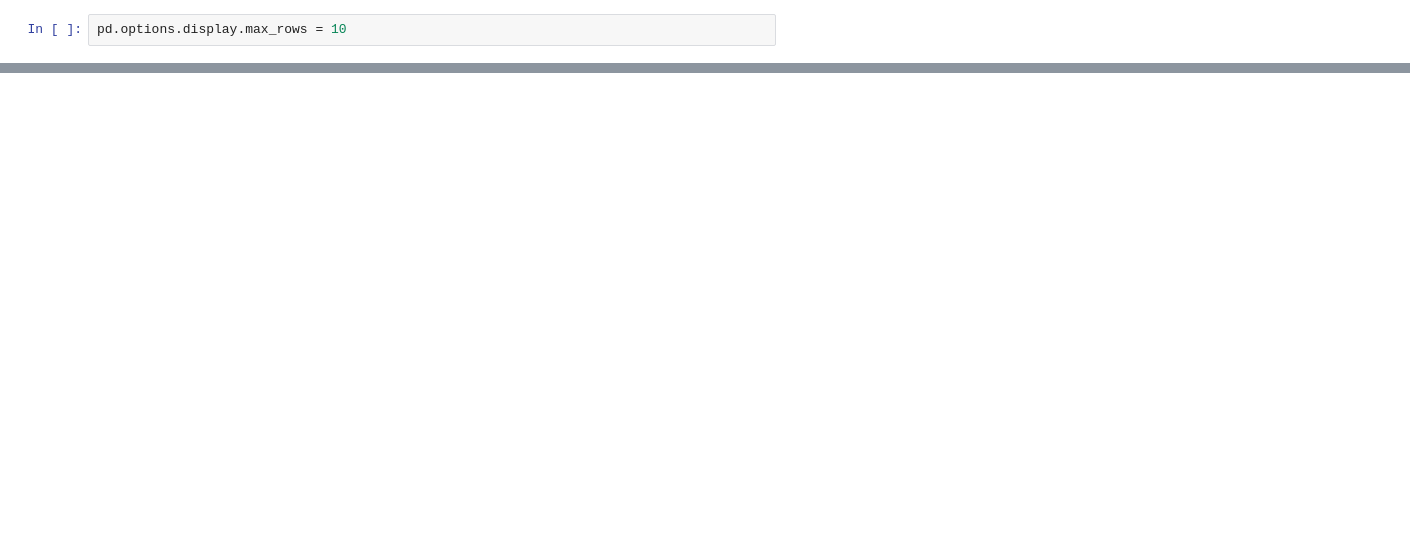
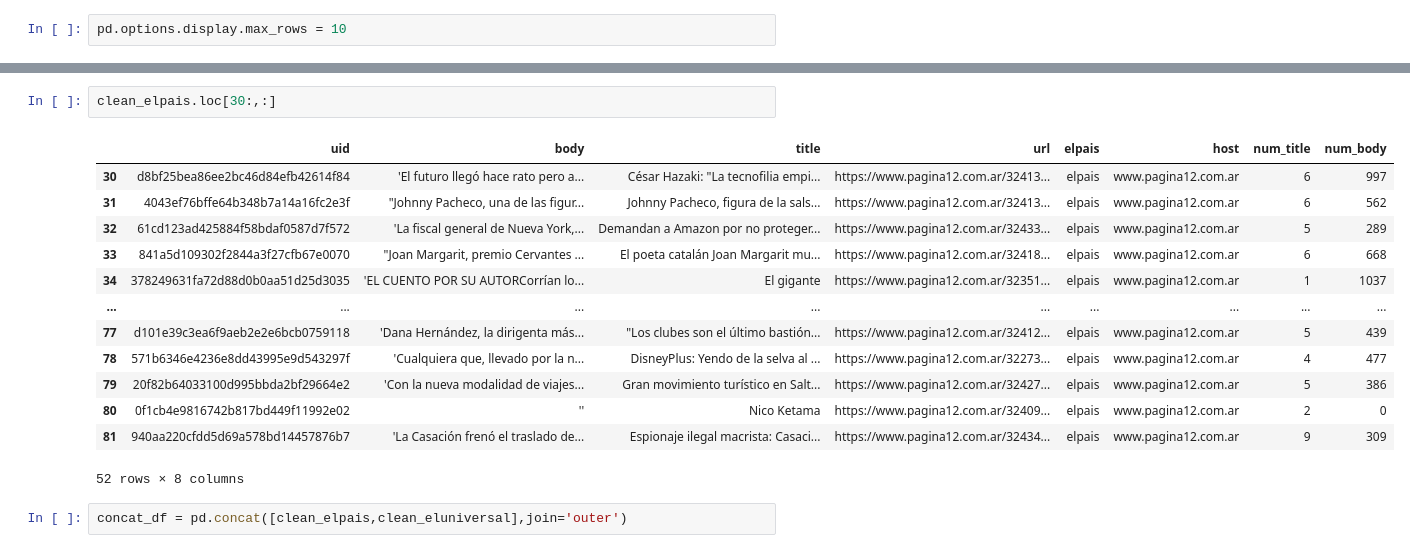
Before and after one commit to Cesarppz/Linux, a Jupyter notebook: code/python/ingenieria_de_datos/data_I.ipynb, the cells around one changed output, grey strips where cells are left out. Saved outputs shown, nothing was run; the diff lists cells and outputs as text; blank space fills up the shorter version.

```diff
--- a/code/python/ingenieria_de_datos/data_I.ipynb
+++ b/code/python/ingenieria_de_datos/data_I.ipynb
@@ -118,0 +266,18 @@ array([[0.79472249, 0.14391197, 0.06533653],
+# %%
+clean_elpais.loc[30:,:]
+# %% [output]
+|  | uid | body | title | url | elpais | host | num_title | num_body |
+| 30 | d8bf25bea86ee2bc46d84efb42614f84 | 'El futuro llegó hace rato pero a... | César Hazaki: "La tecnofilia empi... | https://www.pagina12.com.ar/32413... | elpais | www.pagina12.com.ar | 6 | 997 |
+| 31 | 4043ef76bffe64b348b7a14a16fc2e3f | "Johnny Pacheco, una de las figur... | Johnny Pacheco, figura de la sals... | https://www.pagina12.com.ar/32413... | elpais | www.pagina12.com.ar | 6 | 562 |
+| 32 | 61cd123ad425884f58bdaf0587d7f572 | 'La fiscal general de Nueva York,... | Demandan a Amazon por no proteger... | https://www.pagina12.com.ar/32433... | elpais | www.pagina12.com.ar | 5 | 289 |
+| 33 | 841a5d109302f2844a3f27cfb67e0070 | "Joan Margarit, premio Cervantes ... | El poeta catalán Joan Margarit mu... | https://www.pagina12.com.ar/32418... | elpais | www.pagina12.com.ar | 6 | 668 |
+| 34 | 378249631fa72d88d0b0aa51d25d3035 | 'EL CUENTO POR SU AUTORCorrían lo... | El gigante | https://www.pagina12.com.ar/32351... | elpais | www.pagina12.com.ar | 1 | 1037 |
+| ... | ... | ... | ... | ... | ... | ... | ... | ... |
+| 77 | d101e39c3ea6f9aeb2e2e6bcb0759118 | 'Dana Hernández, la dirigenta más... | "Los clubes son el último bastión... | https://www.pagina12.com.ar/32412... | elpais | www.pagina12.com.ar | 5 | 439 |
+| 78 | 571b6346e4236e8dd43995e9d543297f | 'Cualquiera que, llevado por la n... | DisneyPlus: Yendo de la selva al ... | https://www.pagina12.com.ar/32273... | elpais | www.pagina12.com.ar | 4 | 477 |
+| 79 | 20f82b64033100d995bbda2bf29664e2 | 'Con la nueva modalidad de viajes... | Gran movimiento turístico en Salt... | https://www.pagina12.com.ar/32427... | elpais | www.pagina12.com.ar | 5 | 386 |
+| 80 | 0f1cb4e9816742b817bd449f11992e02 | '' | Nico Ketama | https://www.pagina12.com.ar/32409... | elpais | www.pagina12.com.ar | 2 | 0 |
+| 81 | 940aa220cfdd5d69a578bd14457876b7 | 'La Casación frenó el traslado de... | Espionaje ilegal macrista: Casaci... | https://www.pagina12.com.ar/32434... | elpais | www.pagina12.com.ar | 9 | 309 |
+52 rows × 8 columns
+# %%
+concat_df = pd.concat([clean_elpais,clean_eluniversal],join='outer')
```
Also changed, not shown: parts of 58 cells of this notebook, 2 other files.
